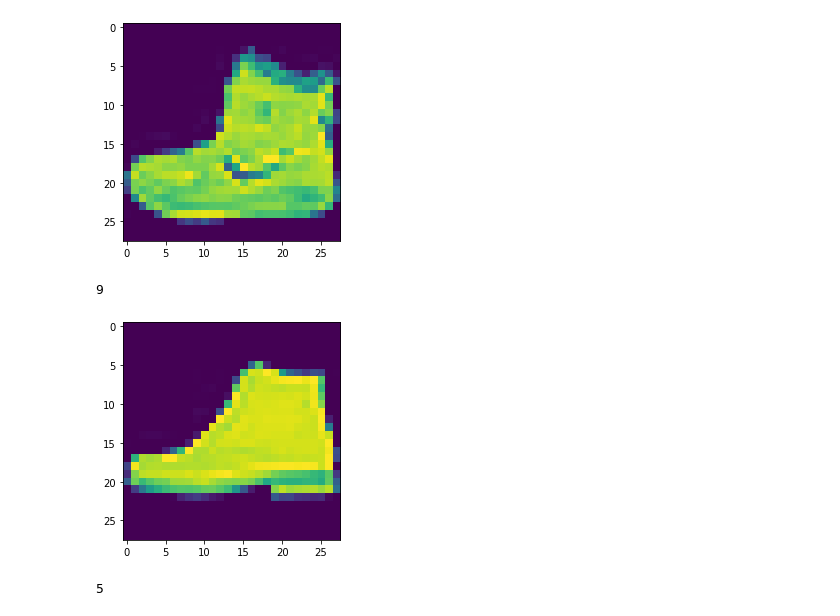
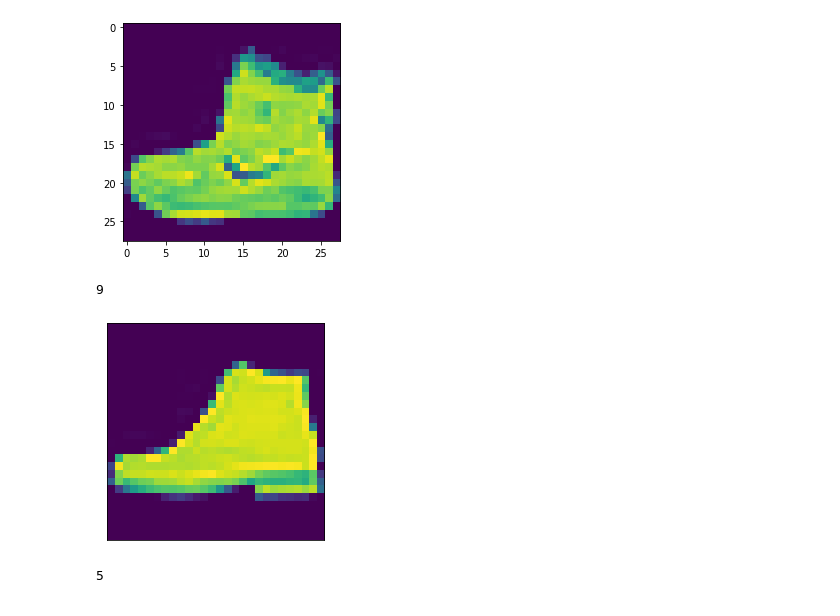
Before and after one commit to a-forty-two/ADLJanApr, a Jupyter notebook: ADL_First_TF_Program_IMAGE_CLASSIFICATION.ipynb, the cells around one changed output. Saved outputs shown, nothing was run; the diff lists cells and outputs as text; code cells hidden in the pictures.

```diff
--- a/ADL_First_TF_Program_IMAGE_CLASSIFICATION.ipynb
+++ b/ADL_First_TF_Program_IMAGE_CLASSIFICATION.ipynb
@@ -131,12 +131,14 @@ plt.show()
 # %%
 import matplotlib.pyplot as plt
 print(trainy[42]) # corresponding output
 plt.figure()
+plt.xticks([])
+plt.yticks([])
 plt.imshow(trainx[42])
 plt.show()
 # %% [output]
 9
-[figure, old version]
+[figure, new version]
 # %%
 import matplotlib.pyplot as plt
 print(trainy[13]) # corresponding output
```
Also changed, not shown: parts of 31 cells of this notebook.
